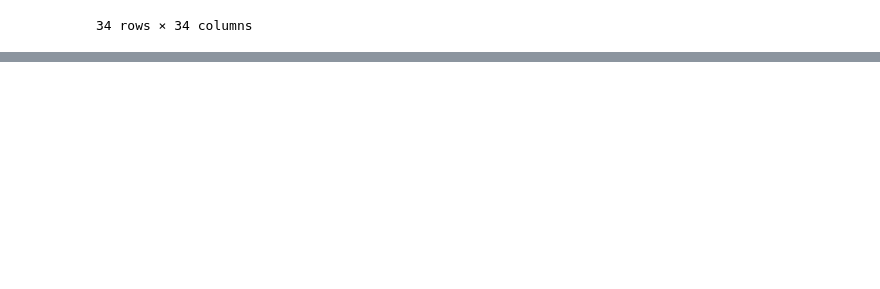
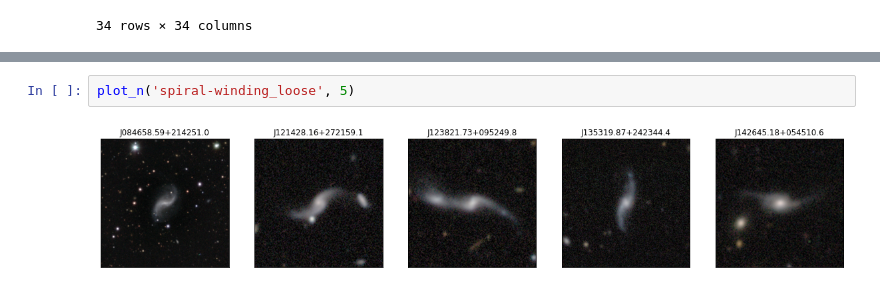
Before and after one commit to colinleach/proj502, a Jupyter notebook: notebooks_local/predictions.ipynb, the cells around one changed output, grey strips where cells are left out. Drawn from its saved outputs; the diff is of its cells as text; blank space fills up the shorter version.

```diff
--- a/notebooks_local/predictions.ipynb
+++ b/notebooks_local/predictions.ipynb
@@ -247,0 +244,4 @@ plot_n('spiral-winding_loose')
+# %%
+plot_n('spiral-winding_loose', 5)
+# %% [output]
+[figure, added]
```
Also changed, not shown: parts of 21 cells of this notebook, 3 other files.
